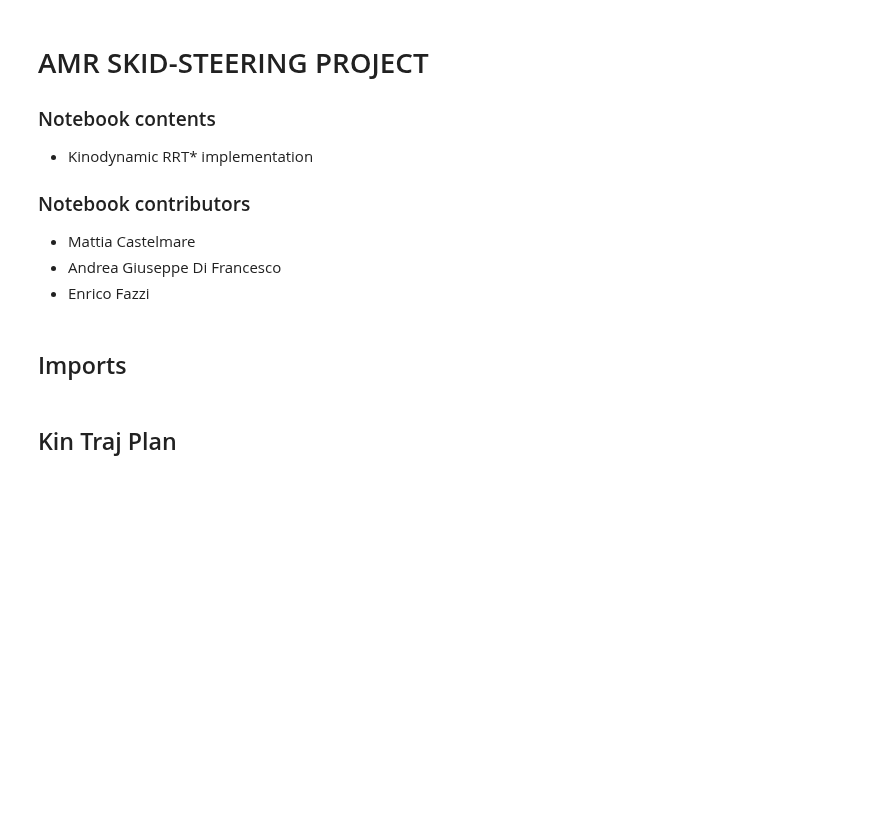
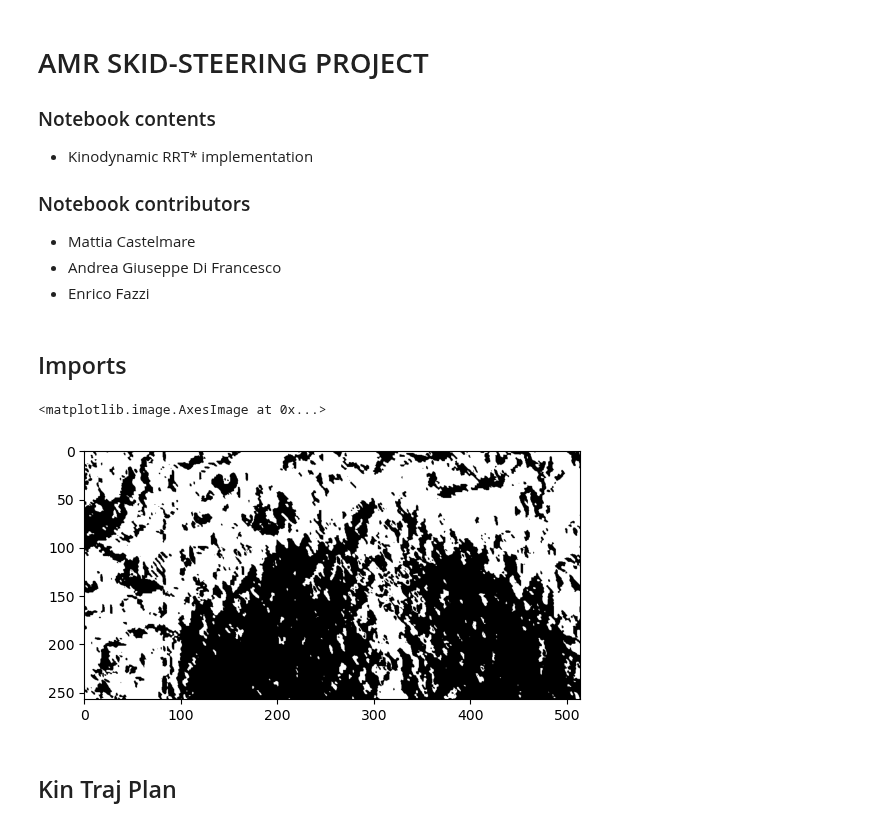
Before and after one commit to difra100/AMR_Testings, a Jupyter notebook: rrt_impl/kinodynamics (copy).ipynb, the cells around one changed output. Cells and saved outputs as stored; diff of their text form; code cells hidden in the pictures; blank space fills up the shorter version.

```diff
--- a/rrt_impl/kinodynamics (copy).ipynb
+++ b/rrt_impl/kinodynamics (copy).ipynb
@@ -20,6 +20,17 @@ import matplotlib.pyplot as plt
 import plotly.graph_objs as go
 from plotly.subplots import make_subplots
 import numpy as np
+# %%
+p = get_new_map(np.load('numpy_maps/apollo15_landing_site.npy'), 'apollo15_landing_site')
+extent = [0, p.shape[1]/res, p.shape[0]/res, 0] # Get correct resolution of the image
+
+# plt.imshow(p, cmap = 'gray', extent = extent)
+
+
+plt.imshow(1-trav_map, cmap = 'gray', extent = extent)
+# %% [output]
+<matplotlib.image.AxesImage at 0x...>
+[figure, added]
 # %% [markdown]
 ## Kin Traj Plan
 # %%
```
Also changed, not shown: 45 other files.
